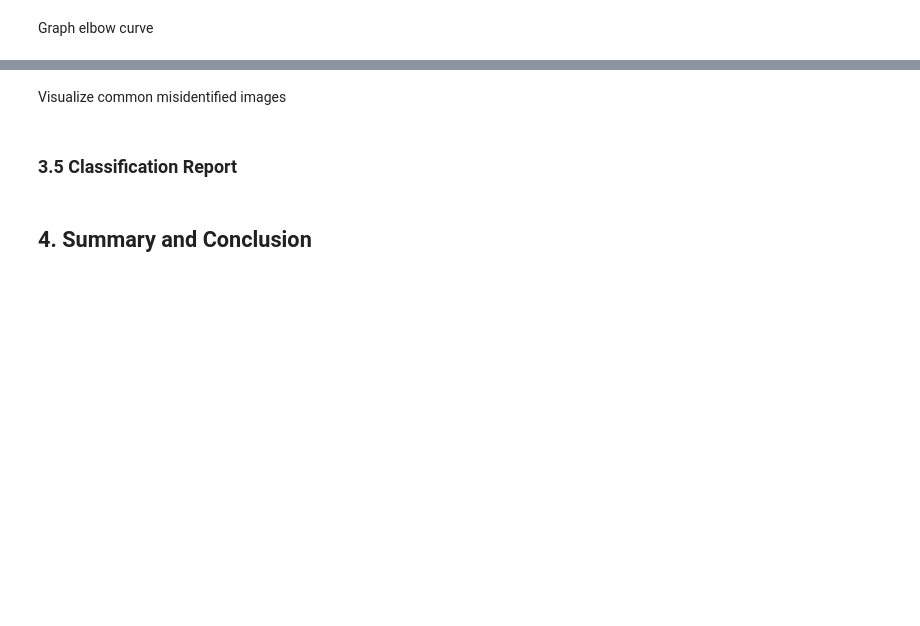
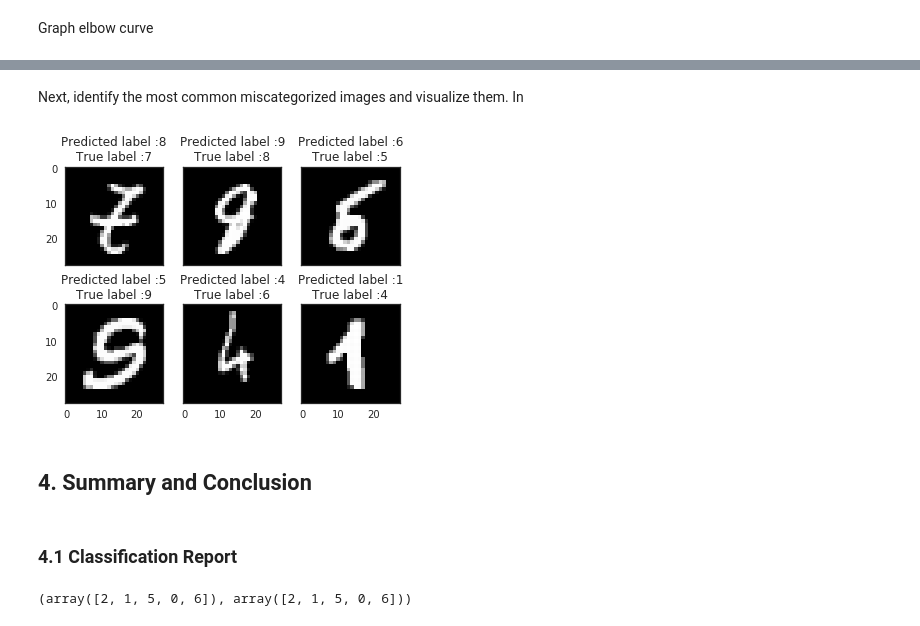
Before and after one commit to SamuelMadden19/portfolio, a Jupyter notebook: DigitId/MNIST_CNN.ipynb, the cells around one changed output, grey strips where cells are left out. Saved outputs shown, nothing was run; the diff lists cells and outputs as text; code cells hidden in the pictures; blank space fills up the shorter version.

```diff
--- a/DigitId/MNIST_CNN.ipynb
+++ b/DigitId/MNIST_CNN.ipynb
@@ -437,5 +478,5 @@ TypeError: 'History' object is not subscriptable
-# %% [markdown]
-Visualize common misidentified images
+# %% [markdown]
+Next, identify the most common miscategorized images and visualize them. In
 # %%
 # Errors are difference between predicted labels and true labels
 errors = (Y_pred_classes - Y_true != 0)
@@ -447,35 +488,40 @@ X_val_errors = X_val[errors]
 
 def display_errors(errors_index,img_errors,pred_errors, obs_errors):
     """ This function shows 6 images with their predicted and real labels"""
     n = 0
     nrows = 2
     ncols = 3
     fig, ax = plt.subplots(nrows,ncols,sharex=True,sharey=True)
+    plt.subplots_adjust(top=1)
     for row in range(nrows):
         for col in range(ncols):
             error = errors_index[n]
-            ax[row,col].imshow((img_errors[error]).reshape((28,28)))
+            ax[row,col].imshow((img_errors[error]).reshape((28,28)), cmap="gray")
             ax[row,col].set_title("Predicted label :{}\nTrue label :{}".format(pred_errors[error],obs_errors[error]))
             n += 1
 
 # Probabilities of the wrong predicted numbers
 Y_pred_errors_prob = np.max(Y_pred_errors,axis = 1)
 
 # Predicted probabilities of the true values in the error set
 true_prob_errors = np.diagonal(np.take(Y_pred_errors, Y_true_errors, axis=1))
 
 # Difference between the probability of the predicted label and the true label
 delta_pred_true_errors = Y_pred_errors_prob - true_prob_errors
 
 # Sorted list of the delta prob errors
 sorted_dela_errors = np.argsort(delta_pred_true_errors)
 
 # Top 6 errors
 most_important_errors = sorted_dela_errors[-6:]
 
 # Show the top 6 errors
 display_errors(most_important_errors, X_val_errors, Y_pred_classes_errors, Y_true_errors)
+# %% [output]
+[figure, added]
-# %% [markdown]
-### 3.5 Classification Report
 # %% [markdown]
+<a id="sum"></a>
 ## 4. Summary and Conclusion
+# %% [markdown]
+<a id="report"></a>
+### 4.1 Classification Report
@@ -481,0 +534,4 @@ display_errors(most_important_errors, X_val_errors, Y_pred_classes_errors, Y_tru
+# %%
+Y_pred_classes[:5], Y_true_classes[:5]
+# %% [output]
+(array([2, 1, 5, 0, 6]), array([2, 1, 5, 0, 6]))
```
Also changed, not shown: parts of 43 cells of this notebook.
